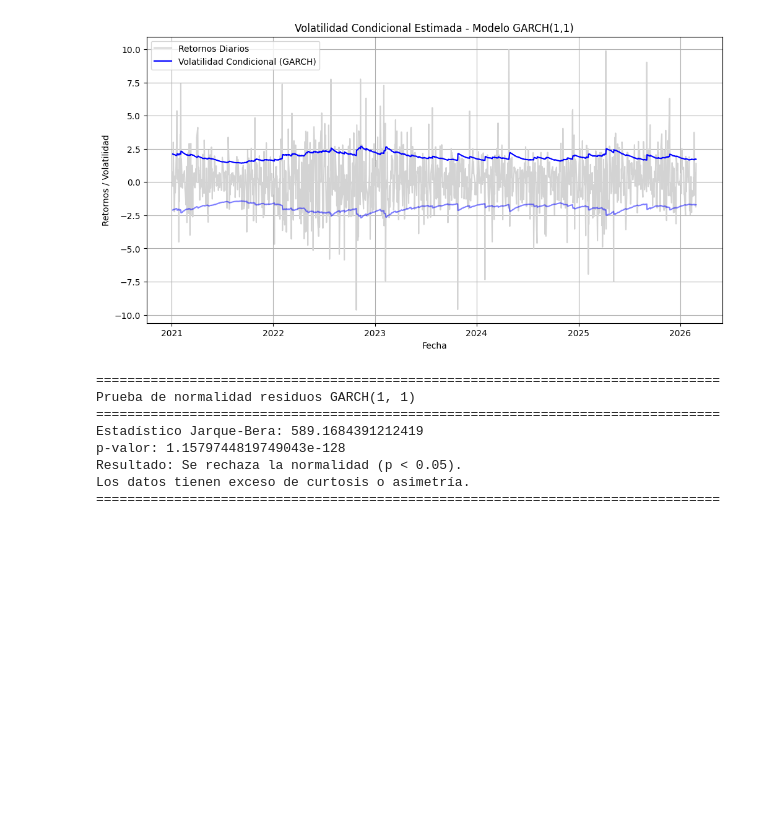
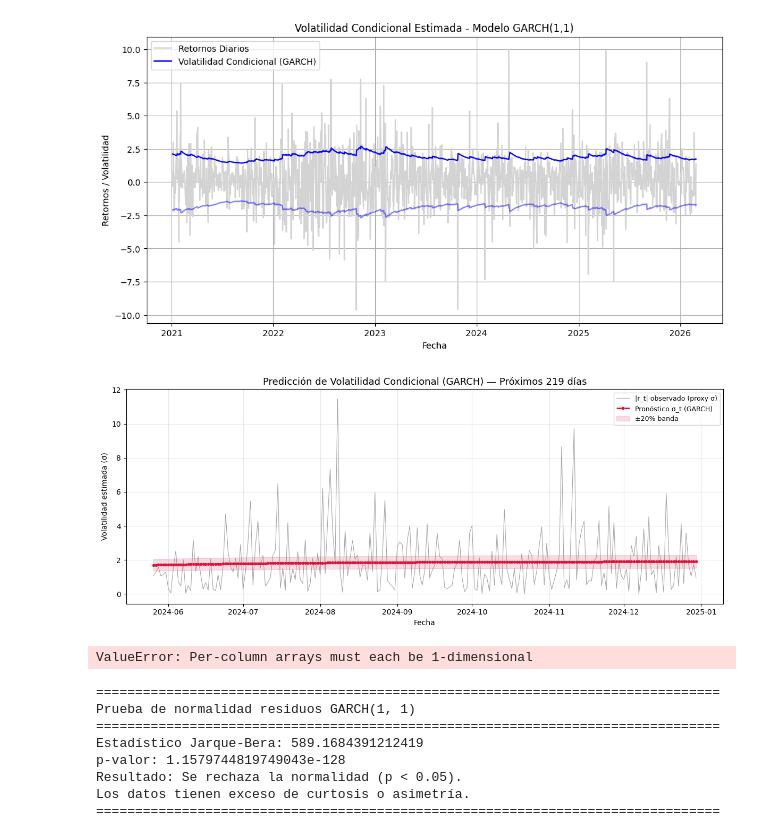
Before and after one commit to fersalme/regresion-lineal-series-tiempo, a Jupyter notebook: 06-modelos-GARCH/01-ejercicios-ARCH-GARCH-Python.ipynb, the cells around one changed output. Cells and saved outputs as stored; diff of their text form; code cells hidden in the pictures; blank space fills up the shorter version.

```diff
--- a/06-modelos-GARCH/01-ejercicios-ARCH-GARCH-Python.ipynb
+++ b/06-modelos-GARCH/01-ejercicios-ARCH-GARCH-Python.ipynb
@@ -284,6 +290,61 @@ plt.grid()
 plt.show()
 # %% [output]
 [figure]
+# %%
+# Pronostico de la volatilidad esperada a 30 dias desde el último dato observado por el modelo
+horizonte_t = len(test)
+forecasts   = modelo_garch_11.forecast(horizon=horizonte_t, reindex=False)
+
+# Volatilidad predicha: raíz de varianza condicional (shape: horizonte_t,)
+forecast_vol = np.sqrt(forecasts.variance.values[-1])
+
+# Serie con indice del test para alinear el gráfico
+forecast_series = pd.Series(forecast_vol, index=test.index, name="Pronóstico σ_t")
+
+# Graficar volatilidad esperada
+fig, ax = plt.subplots(figsize=(12, 5))
+
+# Volatilidad observada proxy (|r_t|) en el periodo test
+ax.plot(test.index, np.abs(test),
+        color="gray", lw=0.8, alpha=0.7, label="|r_t| observado (proxy σ)")
+
+# Pronóstico
+ax.plot(forecast_series.index, forecast_series,
+        color="crimson", lw=2, linestyle="--", marker="o", markersize=3,
+        label="Pronóstico σ_t (GARCH)")
+
+# Banda de incertidumbre ±1 σ del forecast (opcional pero útil)
+ax.fill_between(
+    forecast_series.index,
+    forecast_series * 0.8,
+    forecast_series * 1.2,
+    alpha=0.15, color="crimson", label="±20% banda"
+)
+
+ax.set_title(
+    f"Predicción de Volatilidad Condicional (GARCH) — Próximos {horizonte_t} días",
+    fontsize=13
+)
+
+ax.set_xlabel("Fecha")
+ax.set_ylabel("Volatilidad estimada (σ)")
+ax.legend(fontsize=9)
+ax.grid(True, alpha=0.3)
+
+plt.tight_layout()
+plt.savefig("garch_forecast_static.png", dpi=150)
+plt.show()
+
+resumen = pd.DataFrame({
+    "Fecha"        : test.index,
+    "Forecast_vol" : forecast_vol,
+    "|r_t|_obs"    : np.abs(test).values
+}).set_index("Fecha")
+
+print(resumen.round(4))
+# %% [output]
+[figure, added]
+ValueError: Per-column arrays must each be 1-dimensional
 # %%
 ## Test de normalidad de los residuos del modelo GARCH
 # Obtener residuos estandarizados del modelo ajustado
```
Also changed, not shown: parts of 2 cells of this notebook, 3 other files.
